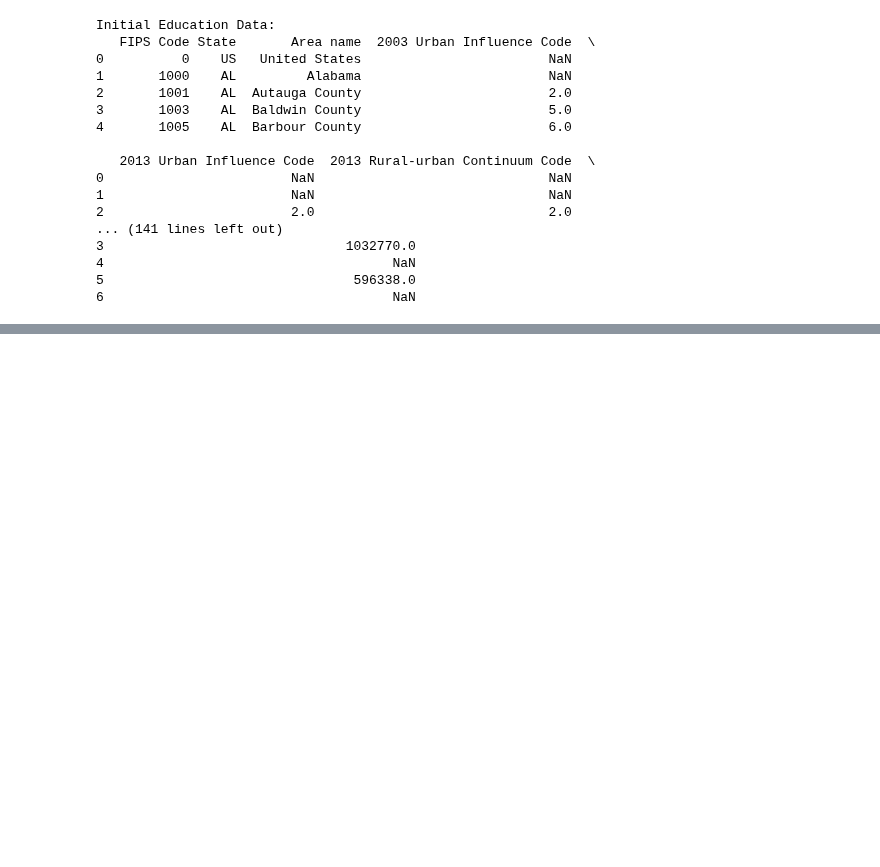
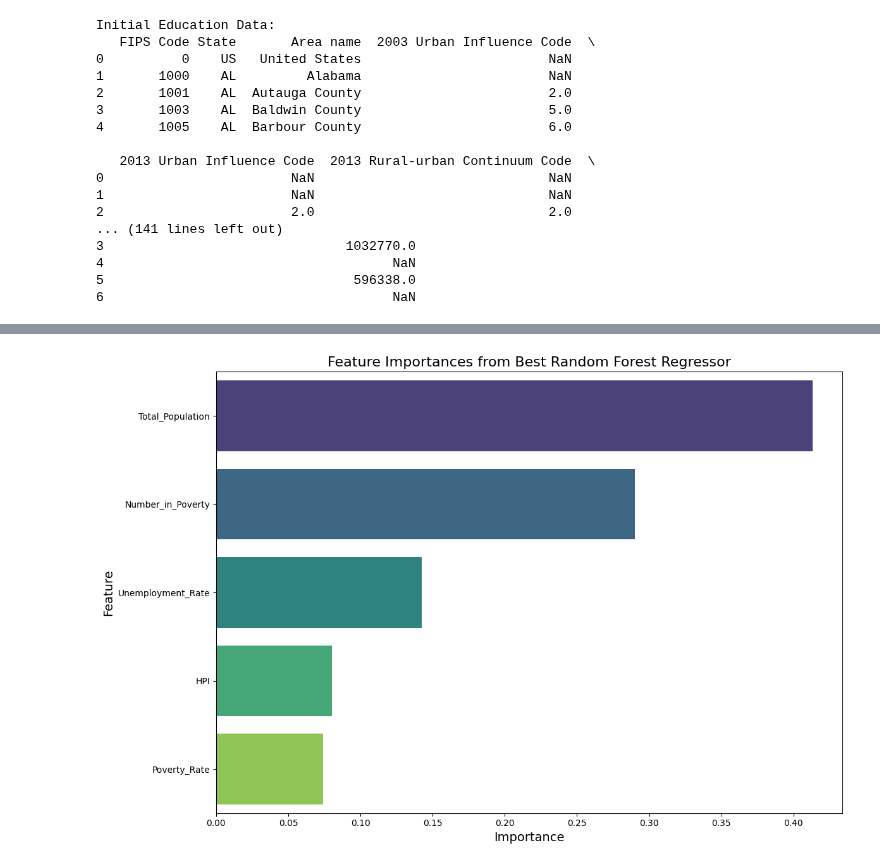
Before and after one commit to ryantangmj/ryantangmj.github.io, a Jupyter notebook: model_testing.ipynb, the cells around one changed output, grey strips where cells are left out. Saved outputs shown, nothing was run; the diff lists cells and outputs as text; code cells hidden in the pictures; blank space fills up the shorter version.

```diff
--- a/model_testing.ipynb
+++ b/model_testing.ipynb
@@ -328,0 +692,64 @@ Initial Education Data:
+# %%
+# ==============================================
+# 16. Hyperparameter Tuning for Random Forest
+# ==============================================
+
+# Define parameter grid for Random Forest
+param_grid_rf = {
+    'n_estimators': [100, 200, 300],
+    'max_depth': [None, 5, 10, 15],
+    'min_samples_split': [2, 5, 10],
+    'min_samples_leaf': [1, 2, 4]
+}
+
+# Initialize GridSearchCV
+grid_search_rf = GridSearchCV(
+    estimator=RandomForestRegressor(random_state=42),
+    param_grid=param_grid_rf,
+    cv=5,
+    scoring='r2',
+    n_jobs=-1,
+    verbose=2
+)
+
+# Fit GridSearchCV
+print("\nStarting Grid Search for Random Forest...")
+grid_search_rf.fit(X_train, y_train)
+
+# Best parameters
+print("\nBest parameters found for Random Forest:")
+print(grid_search_rf.best_params_)
+
+# Best estimator
+best_rf_model = grid_search_rf.best_estimator_
+
+# Predict with the best model
+y_pred_best_rf = best_rf_model.predict(X_test)
+
+# Evaluate
+mse_best_rf = mean_squared_error(y_test, y_pred_best_rf)
+r2_best_rf = r2_score(y_test, y_pred_best_rf)
+
+print(f"\nBest Random Forest Regressor Performance:")
+print(f"Mean Squared Error (MSE): {mse_best_rf:.2f}")
+print(f"R-squared: {r2_best_rf:.4f}")
+
+# Feature Importances from the best Random Forest model
+importances_best_rf = best_rf_model.feature_importances_
+feature_importance_best_rf = pd.DataFrame({
+    'Feature': features,
+    'Importance': importances_best_rf
+}).sort_values(by='Importance', ascending=False)
+
+print("\nBest Random Forest Feature Importances:")
+print(feature_importance_best_rf)
+
+# Plot feature importances
+plt.figure(figsize=(12, 8))
+sns.barplot(data=feature_importance_best_rf, x='Importance', y='Feature', palette='viridis')
+plt.title('Feature Importances from Best Random Forest Regressor', fontsize=16)
+plt.xlabel('Importance', fontsize=14)
+plt.ylabel('Feature', fontsize=14)
+plt.tight_layout()
+plt.show()
+# %% [output]
@@ -328,0 +773 @@ Initial Education Data:
+[figure, added]
```
Also changed, not shown: parts of 12 cells of this notebook, 1 other file.
